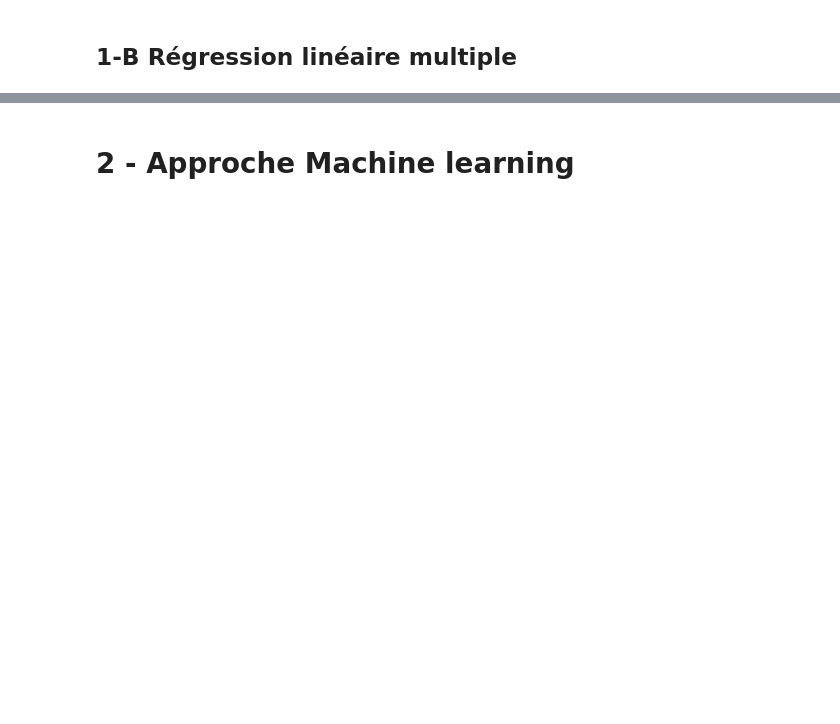
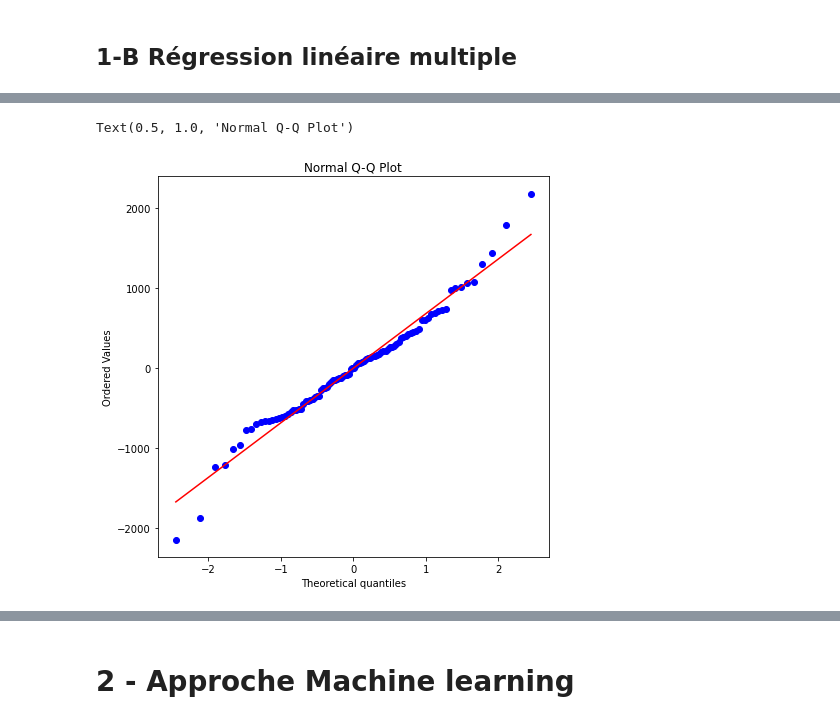
Before and after one commit to cthiounn/python-datascience-ENSAE-2A, a Jupyter notebook: Etude départementale/3_Modelisation_departementale.ipynb, the cells around one changed output, grey strips where cells are left out. Saved outputs shown, nothing was run; the diff lists cells and outputs as text; code cells hidden in the pictures; blank space fills up the shorter version.

```diff
--- a/Etude départementale/3_Modelisation_departementale.ipynb
+++ b/Etude départementale/3_Modelisation_departementale.ipynb
@@ -90,10 +114,13 @@ plt.title('Residual plot')
 # %%
-residuals = df_test["Crim_Del_PN_GN_hab"] - predictions.reshape(-1)
+residuals = donnees_2018_hab["Crim_Del_PN_GN_hab"] - predictions.reshape(-1)
 residuals
 
 plt.figure(figsize=(7,7))
 stats.probplot(residuals, dist="norm", plot=plt)
 plt.title("Normal Q-Q Plot")
+# %% [output]
+Text(0.5, 1.0, 'Normal Q-Q Plot')
+[figure, added]
 # %%
 model_norm_residuals_abs_sqrt=np.sqrt(np.abs(residuals))
 
```
Also changed, not shown: parts of 8 cells of this notebook, 2 other files.
